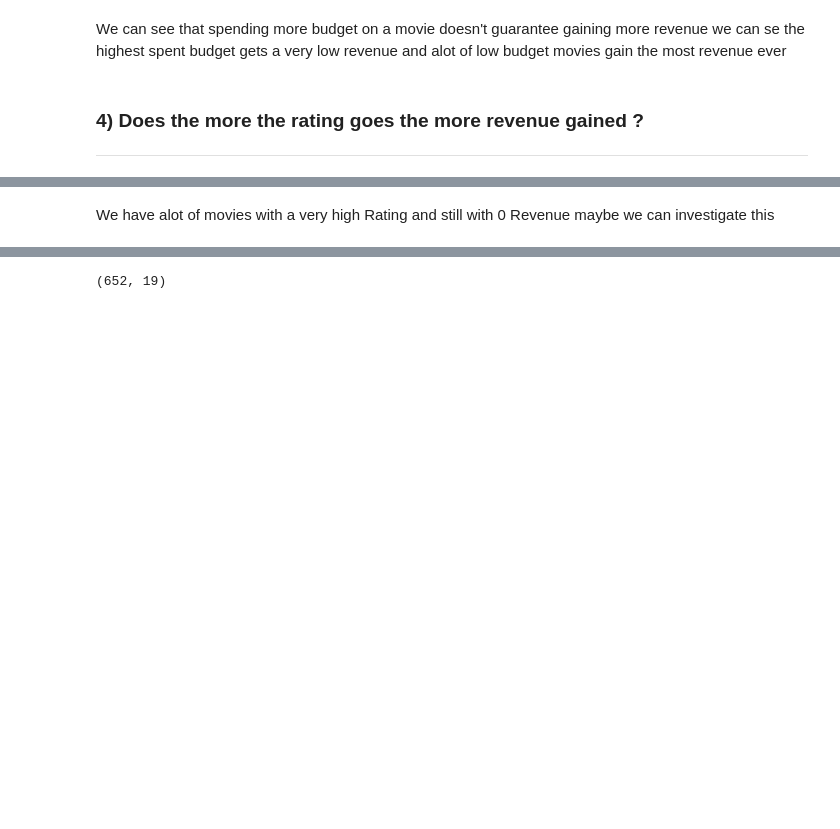
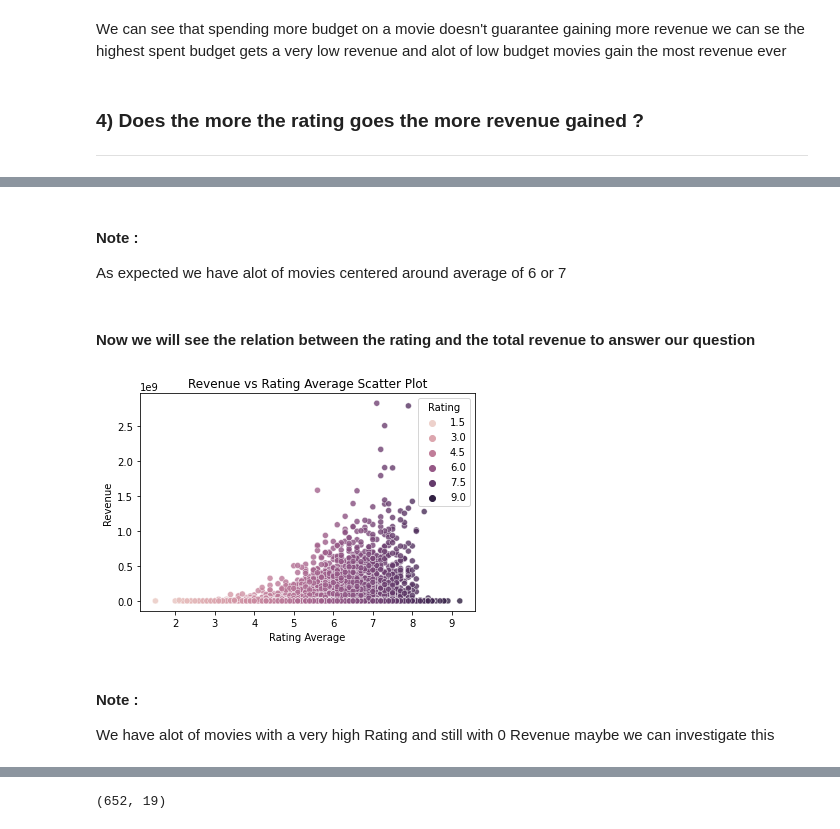
Before and after one commit to EslamAsfour/Investigate-a-Dataset, a Jupyter notebook: investigate-a-dataset-template.ipynb, the cells around one changed output, grey strips where cells are left out. Drawn from its saved outputs; the diff is of its cells as text; code cells hidden in the pictures; blank space fills up the shorter version.

```diff
--- a/investigate-a-dataset-template.ipynb
+++ b/investigate-a-dataset-template.ipynb
@@ -359,2 +341,13 @@ plt.show()
+# %% [markdown]
+#### Note :
+As expected we have alot of movies centered around average of 6 or 7
+# %% [markdown]
+#### Now we will see the relation between the rating and the total revenue to answer our question
+# %%
+
+DrawScatter(df,x='vote_average',y='revenue_adj' ,hue='vote_average',xlabel='Rating Average' , ylabel='Revenue' , title='Revenue vs Rating Average Scatter Plot' , legendTitle='Rating')
+# %% [output]
+[figure, added]
 # %% [markdown]
+#### Note :
 We have alot of movies with a very high Rating and still with 0 Revenue maybe we can investigate this
```
Also changed, not shown: parts of 16 cells of this notebook, 1 other file.
